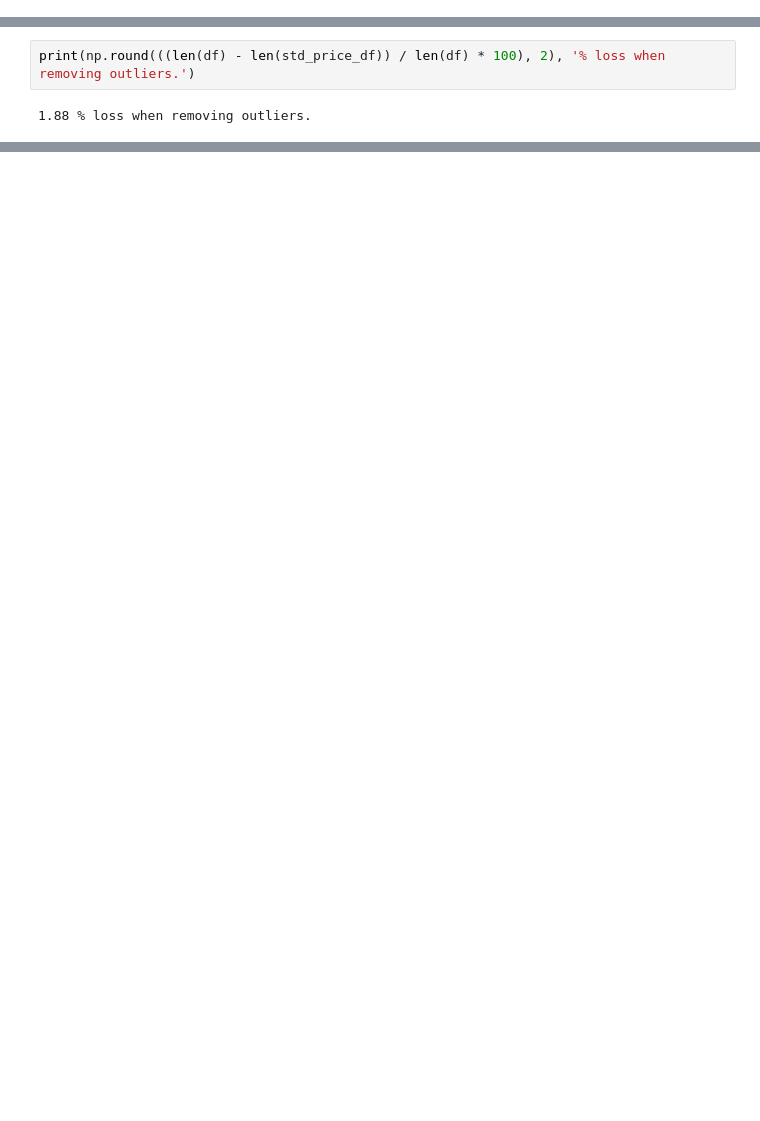
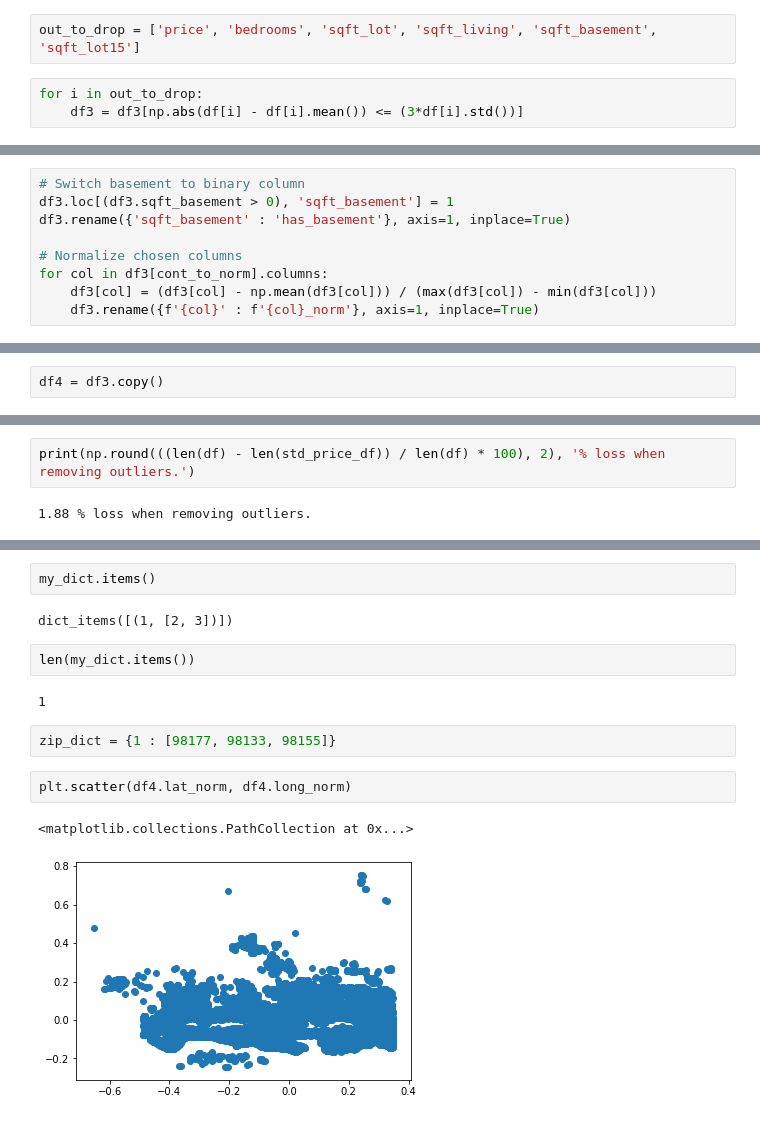
Before and after one commit to stevenzych/housing-project, a Jupyter notebook: model_training.ipynb, the cells around one changed output, grey strips where cells are left out. Saved outputs shown, nothing was run; the diff lists cells and outputs as text; blank space fills up the shorter version.

```diff
--- a/model_training.ipynb
+++ b/model_training.ipynb
@@ -85,0 +210,5 @@ cont = ['price', 'sqft_living', 'sqft_lot', 'sqft_basement', 'yr_built', 'lat',
+# %%
+out_to_drop = ['price', 'bedrooms', 'sqft_lot', 'sqft_living', 'sqft_basement', 'sqft_lot15']
+# %%
+for i in out_to_drop:
+    df3 = df3[np.abs(df[i] - df[i].mean()) <= (3*df[i].std())]
@@ -85,0 +223,9 @@ cont = ['price', 'sqft_living', 'sqft_lot', 'sqft_basement', 'yr_built', 'lat',
+# %%
+# Switch basement to binary column
+df3.loc[(df3.sqft_basement > 0), 'sqft_basement'] = 1
+df3.rename({'sqft_basement' : 'has_basement'}, axis=1, inplace=True)
+
+# Normalize chosen columns
+for col in df3[cont_to_norm].columns:
+    df3[col] = (df3[col] - np.mean(df3[col])) / (max(df3[col]) - min(df3[col]))
+    df3.rename({f'{col}' : f'{col}_norm'}, axis=1, inplace=True)
@@ -85,0 +281,2 @@ cont = ['price', 'sqft_living', 'sqft_lot', 'sqft_basement', 'yr_built', 'lat',
+# %%
+df4 = df3.copy()
@@ -137,0 +361,15 @@ print(np.round(((len(df) - len(std_price_df)) / len(df) * 100), 2), '% loss when
+# %%
+my_dict.items()
+# %% [output]
+dict_items([(1, [2, 3])])
+# %%
+len(my_dict.items())
+# %% [output]
+1
+# %%
+zip_dict = {1 : [98177, 98133, 98155]}
+# %%
+plt.scatter(df4.lat_norm, df4.long_norm)
+# %% [output]
+<matplotlib.collections.PathCollection at 0x...>
+[figure, added]
```
Also changed, not shown: parts of 55 cells of this notebook, 1 other file.
